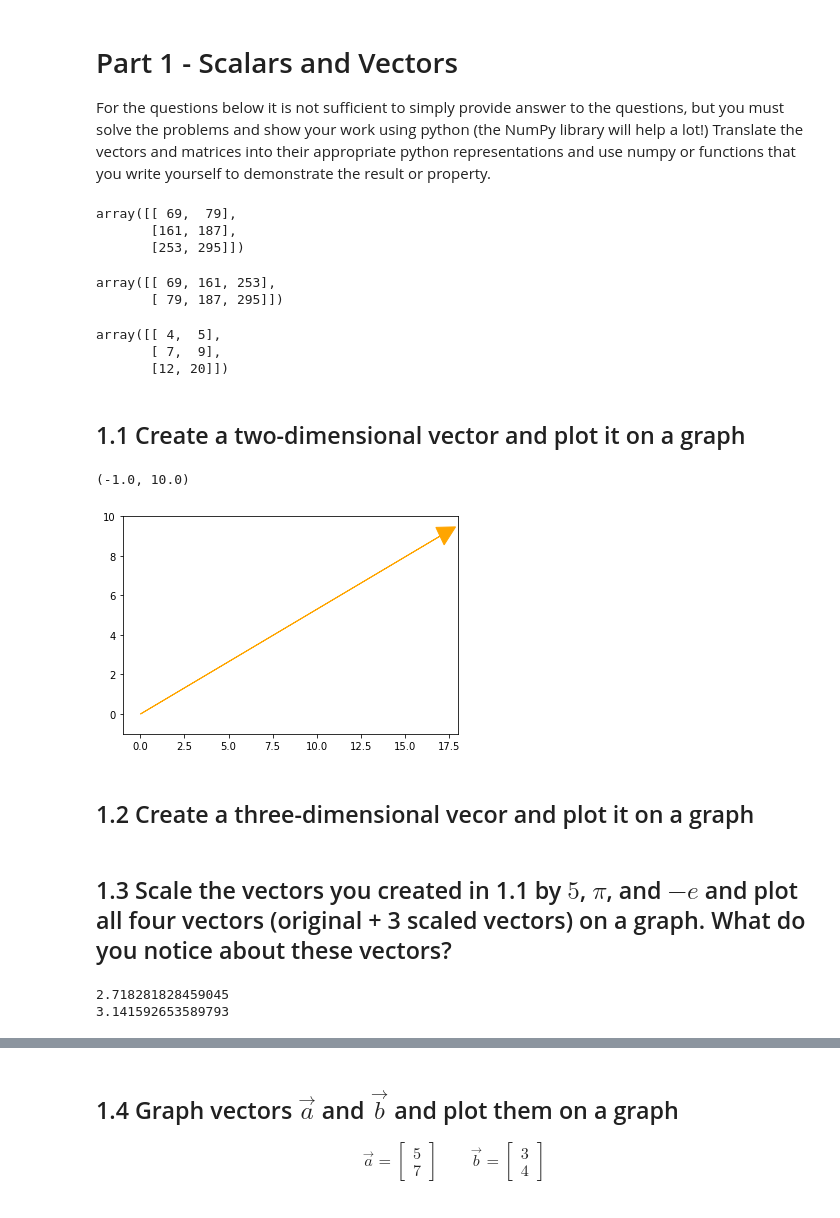
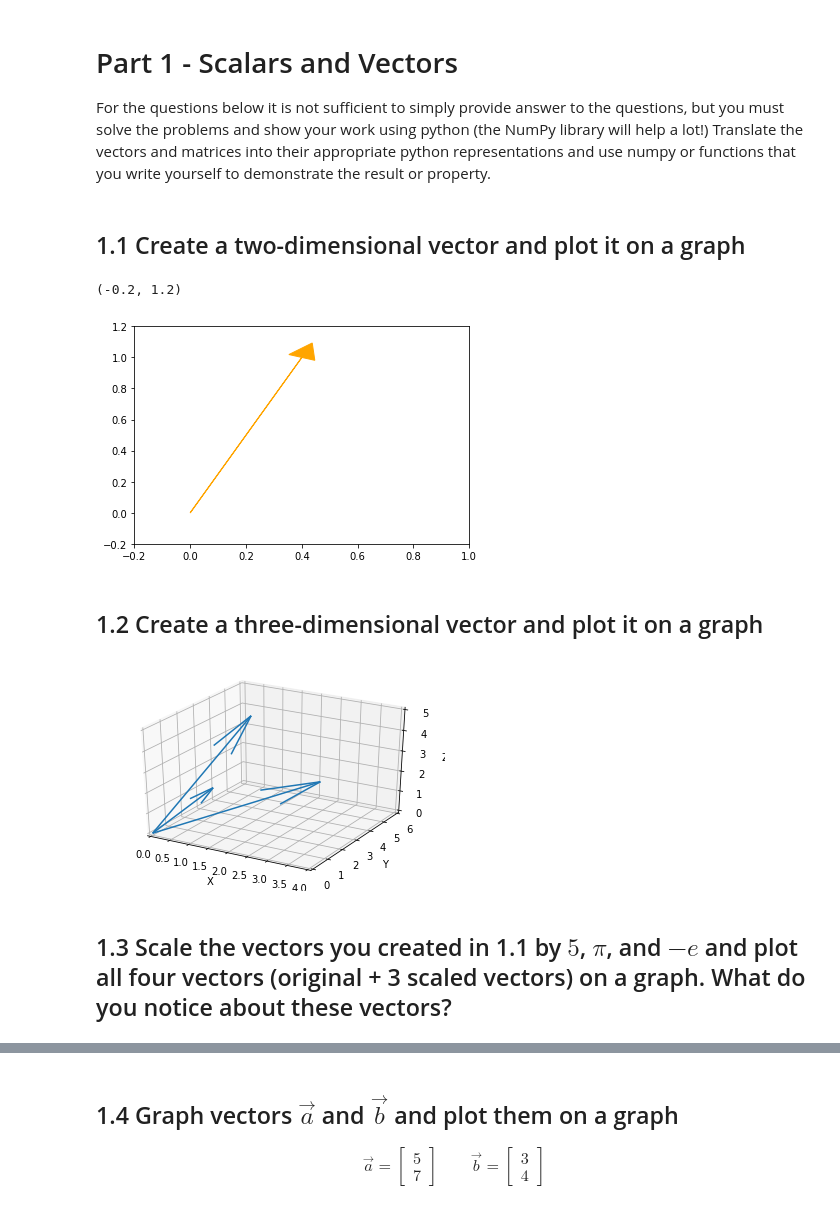
Before and after one commit to Shawn2776/Build_sample, a Jupyter notebook: module1-vectors-and-matrices/Shawn_Harrington_LS_DS20_131_Vectors_and_Matrices_Assignment.ipynb, the cells around one changed output, grey strips where cells are left out. Drawn from its saved outputs; the diff is of its cells as text; code cells hidden in the pictures.

```diff
--- a/module1-vectors-and-matrices/Shawn_Harrington_LS_DS20_131_Vectors_and_Matrices_Assignment.ipynb
+++ b/module1-vectors-and-matrices/Shawn_Harrington_LS_DS20_131_Vectors_and_Matrices_Assignment.ipynb
@@ -9,54 +7,38 @@ import numpy as np
-# %%
-C = np.array([[1, 2, 3, 4], [5, 6, 7, 8], [9, 10, 11, 12]])
-D = np.array([[2, 3],
-              [5, 6],
-              [7,8],
-              [9, 10]])
-
-np.matmul(C, D)
-# %% [output]
-array([[ 69,  79],
-       [161, 187],
-       [253, 295]])
-# %%
-G = np.array([[ 69,  79],
-       [161, 187],
-       [253, 295]])
-
-G.T
-# %% [output]
-array([[ 69, 161, 253],
-       [ 79, 187, 295]])
-# %%
-K = np.array([[4,7,12],[5,9,20]])
-K.T
-# %% [output]
-array([[ 4,  5],
-       [ 7,  9],
-       [12, 20]])
 # %% [markdown]
 ## 1.1 Create a two-dimensional vector and plot it on a graph
 # %%
 import pandas as pd
 import numpy as np
 import matplotlib.pyplot as plt
+from mpl_toolkits.mplot3d import Axes3D
 
-two_d_vector = [17, 9]
+two_d_vector = [.4, 1]
 
-plt.arrow(0,0, two_d_vector[0], two_d_vector[1],head_width=1, head_length=1, color ='orange')
-plt.xlim(-1,18)
-plt.ylim(-1,10)
+plt.arrow(0,0, two_d_vector[0], two_d_vector[1],head_width=.1, head_length=.1, color ='orange')
+plt.xlim(-.2,1)
+plt.ylim(-.2,1.2)
 # %% [output]
-(-1.0, 10.0)
+(-0.2, 1.2)
-[figure, old version]
+[figure, new version]
 # %% [markdown]
-## 1.2 Create a three-dimensional vecor and plot it on a graph
+## 1.2 Create a three-dimensional vector and plot it on a graph
+# %%
+vectors = np.array([[0, 0, 0, 2, 3, 4],
+                    [0, 0, 0, 7, 4, 6],
+                    [0, 0, 0, 2, 8, 9]])
+
+X, Y, Z, U, V, W = zip(*vectors)
+fig = plt.figure()
+ax = fig.add_subplot(111, projection='3d')
+ax.quiver(X, Y, Z, U, V, W, length=.5)
+ax.set_xlim([0, 4])
+ax.set_ylim([0, 6])
+ax.set_zlim([0, 5])
+ax.set_xlabel('X')
+ax.set_ylabel('Y')
+ax.set_zlabel('Z')
+plt.show()
+# %% [output]
+[figure, added]
 # %% [markdown]
 ## 1.3 Scale the vectors you created in 1.1 by $5$, $\pi$, and $-e$ and plot all four vectors (original + 3 scaled vectors) on a graph. What do you notice about these vectors?
-# %%
-from math import e, pi
-print(e)
-print(pi)
-# %% [output]
-2.718281828459045
-3.141592653589793
```
Also changed, not shown: parts of 21 cells of this notebook.
